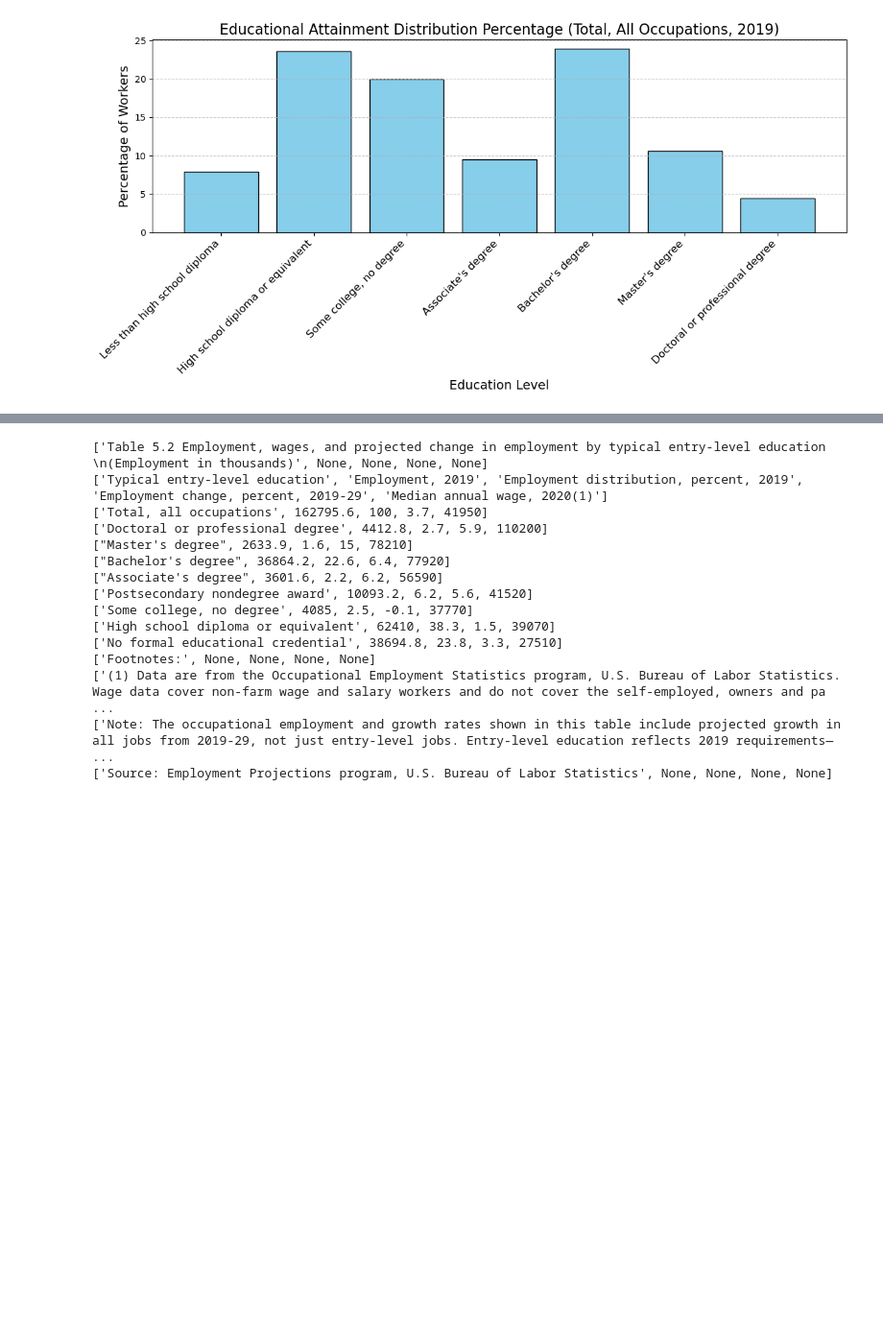
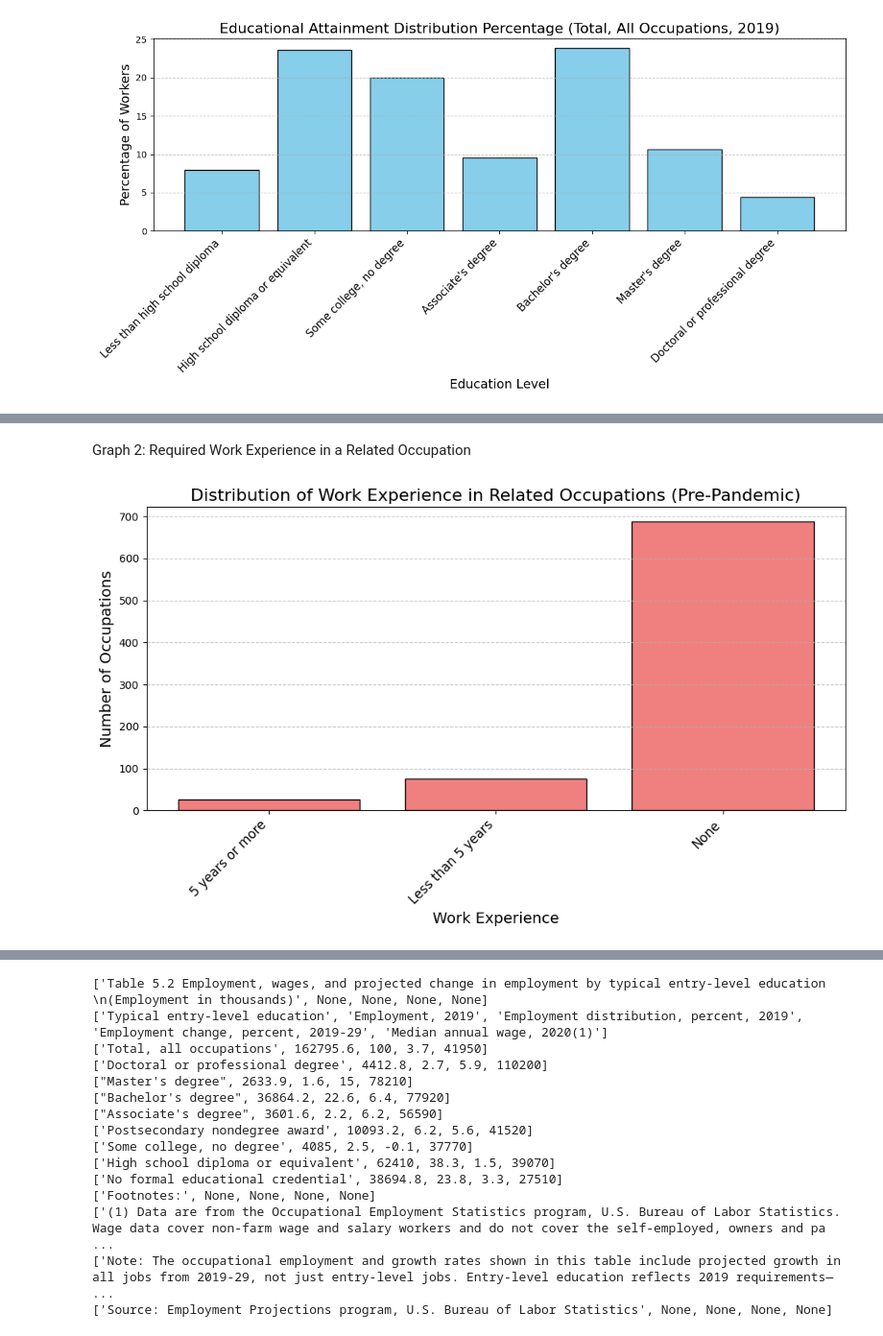
Before and after one commit to namansingh2623/BDA_project, a Jupyter notebook: project_data/project_data/ProjectFileGroup4.ipynb, the cells around one changed output, grey strips where cells are left out. Shown at 96% size. Saved outputs shown, nothing was run; the diff lists cells and outputs as text; code cells hidden in the pictures; blank space fills up the shorter version.

```diff
--- a/project_data/project_data/ProjectFileGroup4.ipynb
+++ b/project_data/project_data/ProjectFileGroup4.ipynb
@@ -317,0 +392,23 @@ print("\n")
+# %% [markdown]
+Graph 2: Required Work Experience in a Related Occupation
+# %%
+# Graph 2: Work Experience in a Related Occupation
+experience_counts = Counter(data_prepandemic['Work Experience'])
+
+# Filter out None values from the keys
+valid_experience_keys = [key for key in experience_counts.keys() if key is not None]
+valid_experience_values = [experience_counts[key] for key in valid_experience_keys]
+
+
+plt.figure(figsize=(10, 6))
+# Use the filtered keys and values for plotting
+plt.bar(valid_experience_keys, valid_experience_values, color='lightcoral', edgecolor='black')
+plt.title('Distribution of Work Experience in Related Occupations (Pre-Pandemic)', fontsize=16)
+plt.xlabel('Work Experience', fontsize=14)
+plt.ylabel('Number of Occupations', fontsize=14)
+plt.xticks(rotation=45, ha='right', fontsize=12)
+plt.grid(axis='y', linestyle='--', alpha=0.7)
+plt.tight_layout()
+plt.show()
+# %% [output]
+[figure, added]
```
Also changed, not shown: parts of 11 cells of this notebook.
